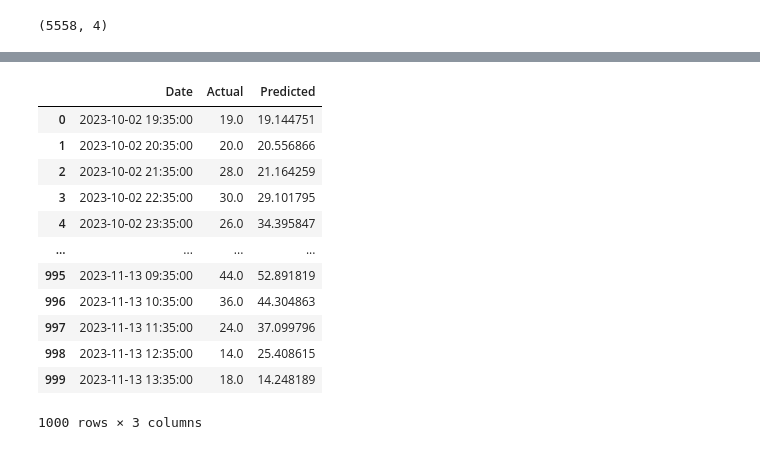
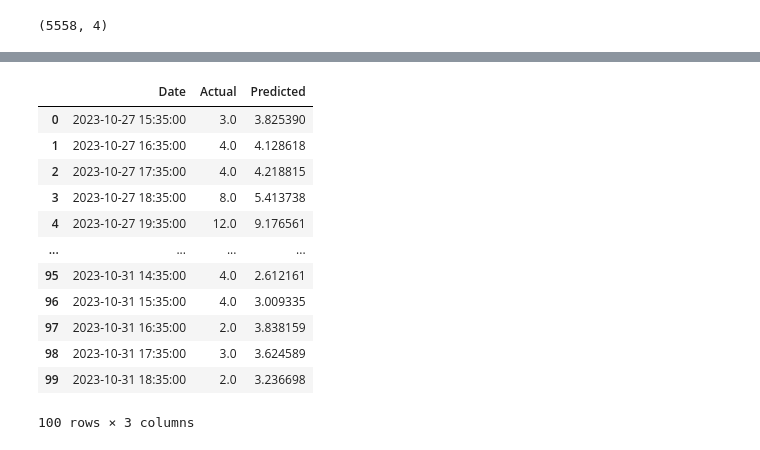
Before and after one commit to perkzen/development-of-intelligent-solutions-with-machine-learning, a Jupyter notebook: project/multi.ipynb, the cells around one changed output, grey strips where cells are left out. Saved outputs shown, nothing was run; the diff lists cells and outputs as text; code cells hidden in the pictures.

```diff
--- a/project/multi.ipynb
+++ b/project/multi.ipynb
@@ -394,11 +405,13 @@ print(X_test.shape, y_test.shape)
 # epochs = 100
 # %%
 param_grid = {
-    'units': [32, 64, 128, 256, 512],
-    'optimizer': ['adam', 'rmsprop', 'SGD', "Adagrad"],
-    'activation': ['relu', 'sigmoid', 'tanh', "softmax"],
-    'batch_size': [32, 64, 128, 256],
-    'epochs': [10, 30, 50],
-    'dropout_rate': [0.2, 0.3, 0.4]
+    'units': [32, 64, 128],
+    #'optimizer': ['adam', 'rmsprop', 'SGD', "Adagrad"],
+    'optimizer': ['adam', 'rmsprop'],
+   # 'activation': ['relu', 'sigmoid', 'tanh', "softmax"],
+    'activation': ['swish', 'softmax', 'tanh'],
+    'batch_size': [32, 64, 128],
+    'epochs': [10, 25, 50],
+    'dropout_rate': [0.2, 0.3, 0.4],
 }
 # %%
@@ -475,3 +499,20 @@ def build_advance_conv_lstm(units=32, optimizer='adam', activation='relu', batch
     model.compile(optimizer=optimizer, loss='mean_squared_error')
 
     return model
+# %%
+def build_advance_gru(units=0,optimizer='adam', activation='relu', dropout_rate=0.2):
+    model = Sequential(name="GRU")
+
+    model.add(GRU(units=128, return_sequences=True, input_shape=(X_train.shape[1], X_train.shape[2])))
+    model.add(Dropout(dropout_rate))
+
+    model.add(GRU(units=64, return_sequences=True))
+    model.add(Dropout(dropout_rate))
+
+    model.add(GRU(units=32))
+
+    model.add(Dense(units=32, activation=activation))
+    model.add(Dense(units=1))
+
+    model.compile(optimizer=optimizer, loss='mean_squared_error')
+    return model
@@ -478,5 +535,9 @@ def build_advance_conv_lstm(units=32, optimizer='adam', activation='relu', batch
 # %%
-model_fns = [build_lstm, build_gru, build_conv_lstm, build_advance_conv_lstm]
+model_fns = [build_gru, build_advance_gru]
+#model_fns = [build_advance_gru,build_advance_lstm]
+
+model_names = ['GRU', 'Advanced_GRU']
+#model_names = ["GRU"]
 # %%
 best_score = float('-inf')
 best_model = None
@@ -484,15 +545,14 @@ best_grid_result = None
 history = {}
 best_models = {}
 
-model_names = ['LSTM', 'GRU', 'Conv_LSTM', 'Advance_Conv_LSTM']
-
 for idx, create_model_fn in enumerate(model_fns):
 
     model = KerasRegressor(build_fn=create_model_fn, verbose=0)
 
     grid = RandomizedSearchCV(estimator=model, param_distributions=param_grid,
-                              scoring='neg_mean_squared_error', cv=3, n_iter=1,
+                              scoring='neg_mean_squared_error', cv=3, n_iter=3,
                               random_state=1234)
+
     grid_result = grid.fit(X_train, y_train, verbose=1, validation_data=(X_test, y_test))
     print("Best: %f using %s" % (grid_result.best_score_, grid_result.best_params_))
 
@@ -715,21 +731,21 @@ dates = df['Date'].values
 # %%
 df_output = pd.DataFrame({"Date":
                               dates[-test_split + n_past:], 'Actual': y_test, 'Predicted': pred})
-df_output.head(1000)
+df_output.head(100)
 # %% [output]
 |  | Date | Actual | Predicted |
-| 0 | 2023-10-02 19:35:00 | 19.0 | 19.144751 |
-| 1 | 2023-10-02 20:35:00 | 20.0 | 20.556866 |
-| 2 | 2023-10-02 21:35:00 | 28.0 | 21.164259 |
-| 3 | 2023-10-02 22:35:00 | 30.0 | 29.101795 |
-| 4 | 2023-10-02 23:35:00 | 26.0 | 34.395847 |
+| 0 | 2023-10-27 15:35:00 | 3.0 | 3.825390 |
+| 1 | 2023-10-27 16:35:00 | 4.0 | 4.128618 |
+| 2 | 2023-10-27 17:35:00 | 4.0 | 4.218815 |
+| 3 | 2023-10-27 18:35:00 | 8.0 | 5.413738 |
+| 4 | 2023-10-27 19:35:00 | 12.0 | 9.176561 |
 | ... | ... | ... | ... |
-| 995 | 2023-11-13 09:35:00 | 44.0 | 52.891819 |
-| 996 | 2023-11-13 10:35:00 | 36.0 | 44.304863 |
-| 997 | 2023-11-13 11:35:00 | 24.0 | 37.099796 |
-| 998 | 2023-11-13 12:35:00 | 14.0 | 25.408615 |
-| 999 | 2023-11-13 13:35:00 | 18.0 | 14.248189 |
+| 95 | 2023-10-31 14:35:00 | 4.0 | 2.612161 |
+| 96 | 2023-10-31 15:35:00 | 4.0 | 3.009335 |
+| 97 | 2023-10-31 16:35:00 | 2.0 | 3.838159 |
+| 98 | 2023-10-31 17:35:00 | 3.0 | 3.624589 |
+| 99 | 2023-10-31 18:35:00 | 2.0 | 3.236698 |
-1000 rows × 3 columns
+100 rows × 3 columns
 # %%
 def plot_results():
     plt.figure(figsize=(12, 8))
```
Also changed, not shown: parts of 52 cells of this notebook, 10 other files.
